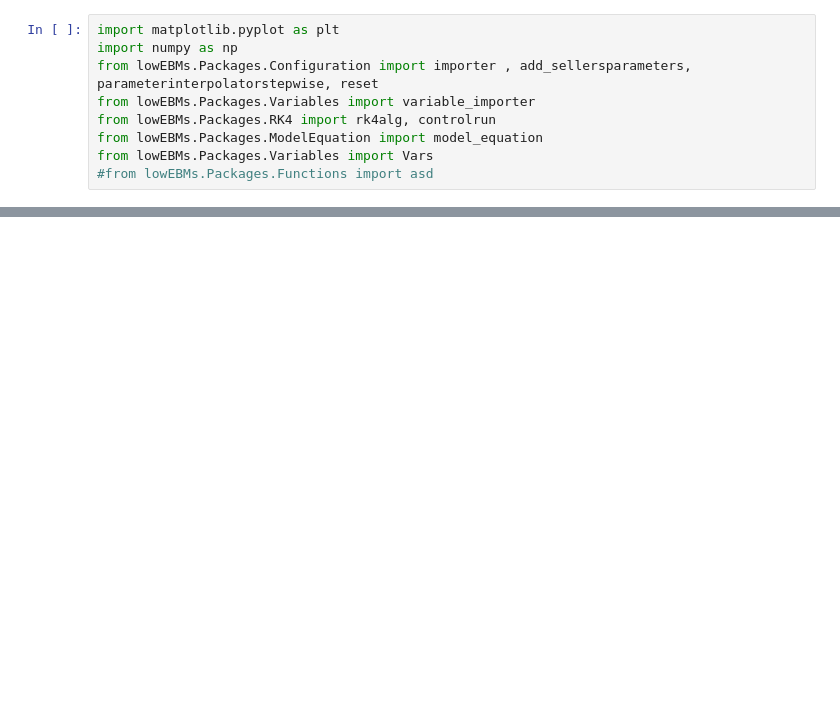
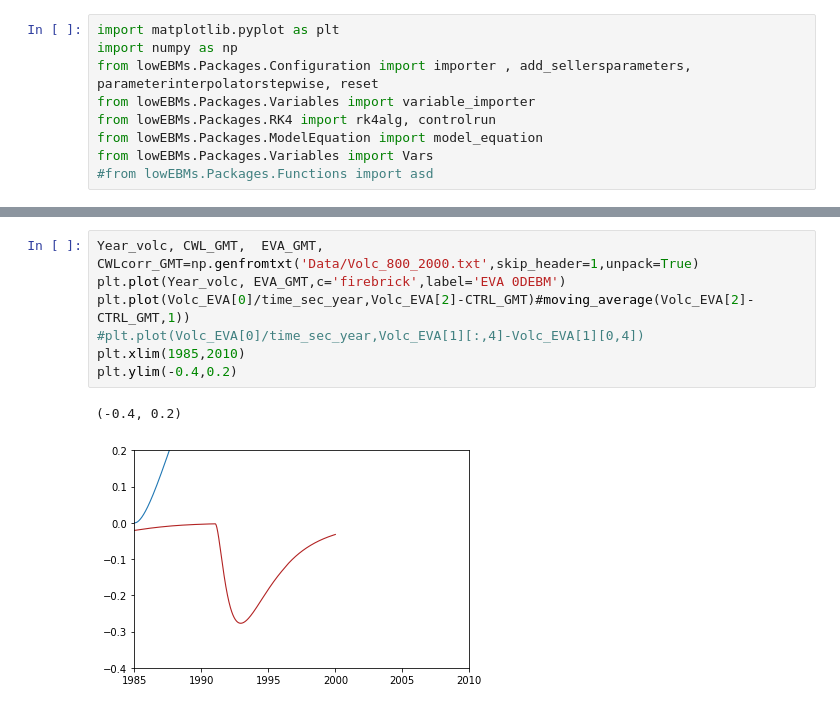
Before and after one commit to BenniSchmiedel/Low-dimensional-EBMs, a Jupyter notebook: Development_tests_forcing.ipynb, the cells around one changed output, grey strips where cells are left out. Cells and saved outputs as stored; diff of their text form; blank space fills up the shorter version.

```diff
--- a/Development_tests_forcing.ipynb
+++ b/Development_tests_forcing.ipynb
@@ -49,0 +105,10 @@ np.savetxt('lowEBMs/Forcings/Volcanic/EVA_800_2000_1D_10deg.txt',outputdata,deli
+# %%
+Year_volc, CWL_GMT,  EVA_GMT, CWLcorr_GMT=np.genfromtxt('Data/Volc_800_2000.txt',skip_header=1,unpack=True)
+plt.plot(Year_volc, EVA_GMT,c='firebrick',label='EVA 0DEBM')
+plt.plot(Volc_EVA[0]/time_sec_year,Volc_EVA[2]-CTRL_GMT)#moving_average(Volc_EVA[2]-CTRL_GMT,1))
+#plt.plot(Volc_EVA[0]/time_sec_year,Volc_EVA[1][:,4]-Volc_EVA[1][0,4])
+plt.xlim(1985,2010)
+plt.ylim(-0.4,0.2)
+# %% [output]
+(-0.4, 0.2)
+[figure, added]
```
Also changed, not shown: parts of 8 cells of this notebook, 35 other files.
